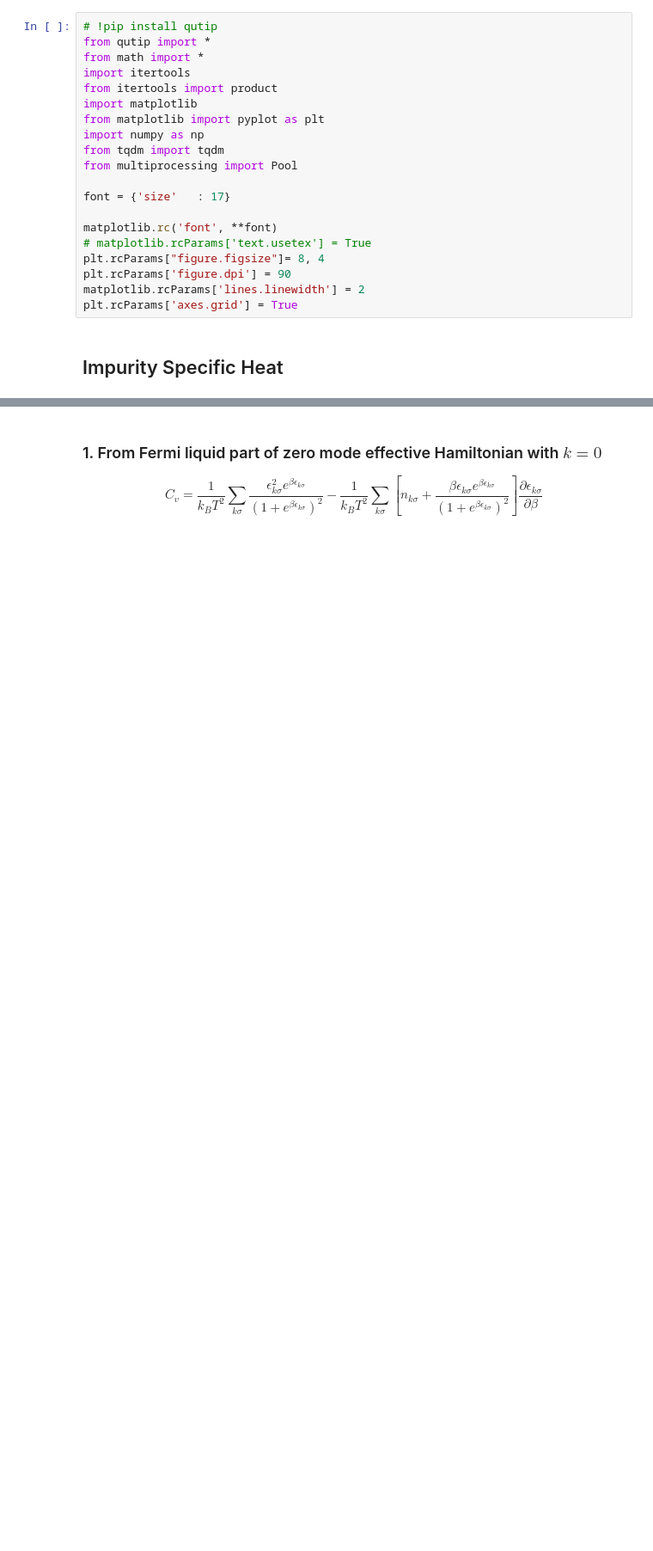
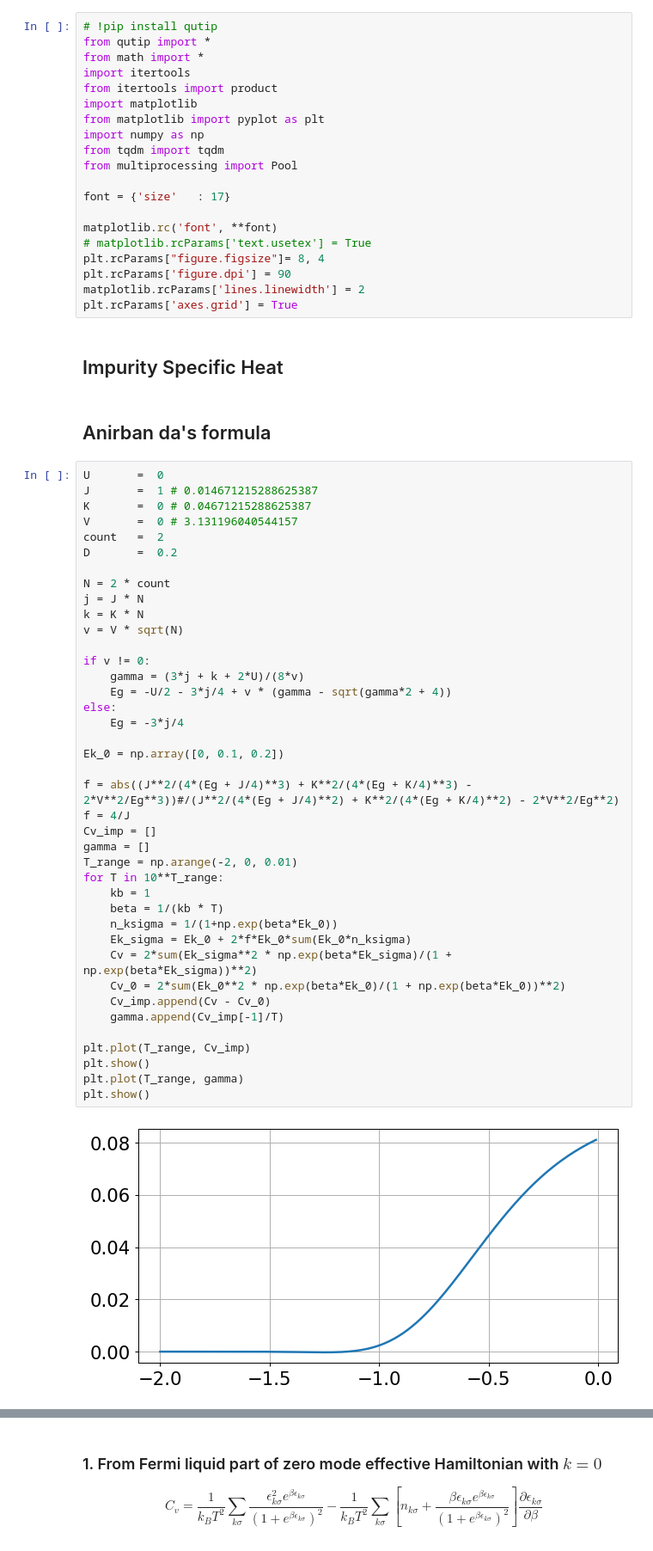
Before and after one commit to abhirup-m/Anderson-Impurity-Model-URG, a Jupyter notebook: reverse_RG/sp_heat.ipynb, the cells around one changed output, grey strips where cells are left out. Shown at 86% size. Drawn from its saved outputs; the diff is of its cells as text; blank space fills up the shorter version.

```diff
--- a/reverse_RG/sp_heat.ipynb
+++ b/reverse_RG/sp_heat.ipynb
@@ -20,3 +20,47 @@ matplotlib.rcParams['lines.linewidth'] = 2
 plt.rcParams['axes.grid'] = True
 # %% [markdown]
 ## Impurity Specific Heat
+# %% [markdown]
+## Anirban da's formula
+# %%
+U       =  0
+J       =  1 # 0.014671215288625387
+K       =  0 # 0.04671215288625387
+V       =  0 # 3.131196040544157
+count   =  2
+D       =  0.2
+
+N = 2 * count
+j = J * N
+k = K * N
+v = V * sqrt(N)
+
+if v != 0:
+    gamma = (3*j + k + 2*U)/(8*v)
+    Eg = -U/2 - 3*j/4 + v * (gamma - sqrt(gamma*2 + 4))
+else:
+    Eg = -3*j/4
+
+Ek_0 = np.array([0, 0.1, 0.2])
+
+f = abs((J**2/(4*(Eg + J/4)**3) + K**2/(4*(Eg + K/4)**3) - 2*V**2/Eg**3))#/(J**2/(4*(Eg + J/4)**2) + K**2/(4*(Eg + K/4)**2) - 2*V**2/Eg**2)
+f = 4/J
+Cv_imp = []
+gamma = []
+T_range = np.arange(-2, 0, 0.01)
+for T in 10**T_range:
+    kb = 1
+    beta = 1/(kb * T)
+    n_ksigma = 1/(1+np.exp(beta*Ek_0))
+    Ek_sigma = Ek_0 + 2*f*Ek_0*sum(Ek_0*n_ksigma)
+    Cv = 2*sum(Ek_sigma**2 * np.exp(beta*Ek_sigma)/(1 + np.exp(beta*Ek_sigma))**2)
+    Cv_0 = 2*sum(Ek_0**2 * np.exp(beta*Ek_0)/(1 + np.exp(beta*Ek_0))**2)
+    Cv_imp.append(Cv - Cv_0)
+    gamma.append(Cv_imp[-1]/T)
+
+plt.plot(T_range, Cv_imp)
+plt.show()
+plt.plot(T_range, gamma)
+plt.show()
+# %% [output]
+[figure, added]
```
Also changed, not shown: parts of 3 cells of this notebook, 10 other files.
